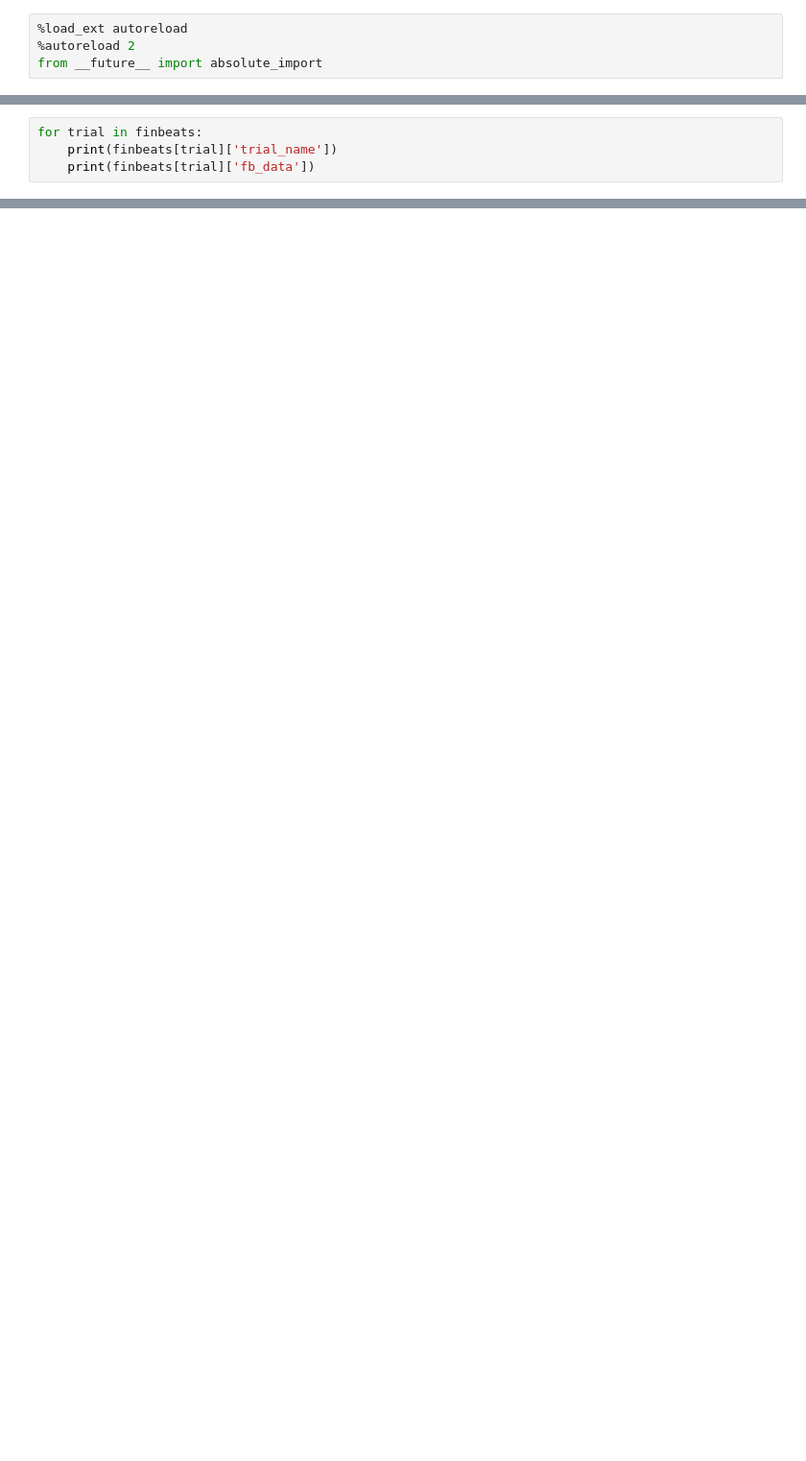
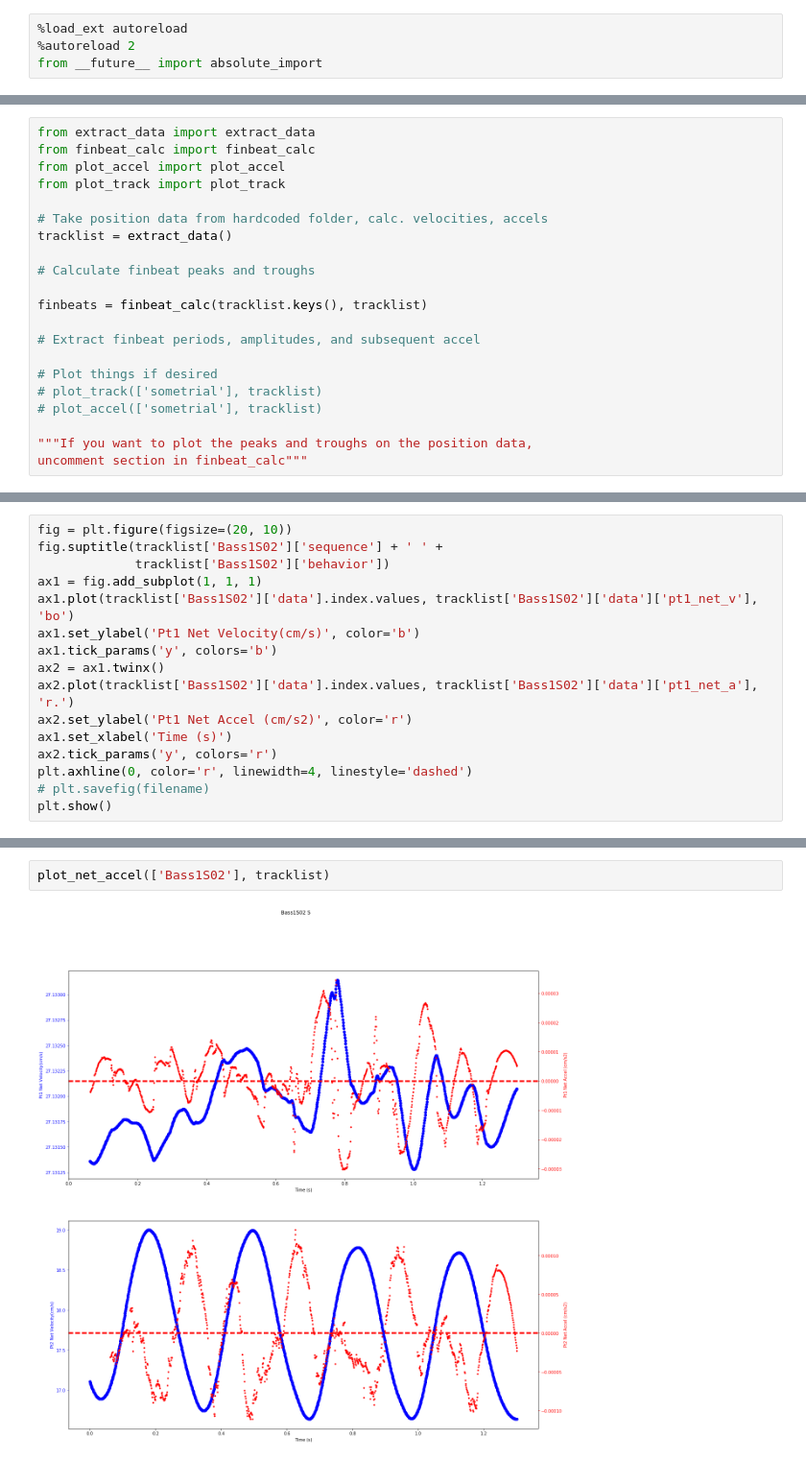
Before and after one commit to kfeilich/FishTrackProcessing, a Jupyter notebook: AccelerationCodeTesting.ipynb, the cells around one changed output, grey strips where cells are left out. Shown at 96% size. Drawn from its saved outputs; the diff is of its cells as text; blank space fills up the shorter version.

Commit message:
Fixed errors in trial_info, added calculation of net velocity and acceleration to extract_data(), and wrote a plotting function for net data plot_net_accel

```diff
--- a/AccelerationCodeTesting.ipynb
+++ b/AccelerationCodeTesting.ipynb
@@ -25,4 +4,0 @@ from process_points import *
-# %%
-for trial in finbeats:
-    print(finbeats[trial]['trial_name'])
-    print(finbeats[trial]['fb_data'])
@@ -46,0 +5,21 @@ Bass1S11
+# %%
+from extract_data import extract_data
+from finbeat_calc import finbeat_calc
+from plot_accel import plot_accel
+from plot_track import plot_track
+
+# Take position data from hardcoded folder, calc. velocities, accels
+tracklist = extract_data()
+
+# Calculate finbeat peaks and troughs
+
+finbeats = finbeat_calc(tracklist.keys(), tracklist)
+
+# Extract finbeat periods, amplitudes, and subsequent accel
+
+# Plot things if desired
+# plot_track(['sometrial'], tracklist)
+# plot_accel(['sometrial'], tracklist)
+
+"""If you want to plot the peaks and troughs on the position data,
+uncomment section in finbeat_calc"""
@@ -46,0 +122,16 @@ Bass1S11
+# %%
+fig = plt.figure(figsize=(20, 10))
+fig.suptitle(tracklist['Bass1S02']['sequence'] + ' ' +
+             tracklist['Bass1S02']['behavior'])
+ax1 = fig.add_subplot(1, 1, 1)
+ax1.plot(tracklist['Bass1S02']['data'].index.values, tracklist['Bass1S02']['data']['pt1_net_v'], 'bo')
+ax1.set_ylabel('Pt1 Net Velocity(cm/s)', color='b')
+ax1.tick_params('y', colors='b')
+ax2 = ax1.twinx()
+ax2.plot(tracklist['Bass1S02']['data'].index.values, tracklist['Bass1S02']['data']['pt1_net_a'], 'r.')
+ax2.set_ylabel('Pt1 Net Accel (cm/s2)', color='r')
+ax1.set_xlabel('Time (s)')
+ax2.tick_params('y', colors='r')
+plt.axhline(0, color='r', linewidth=4, linestyle='dashed')
+# plt.savefig(filename)
+plt.show()
@@ -46,0 +215,4 @@ Bass1S11
+# %%
+plot_net_accel(['Bass1S02'], tracklist)
+# %% [output]
+[figure, added]
```
Also changed, not shown: parts of 10 cells of this notebook, 5 other files.
